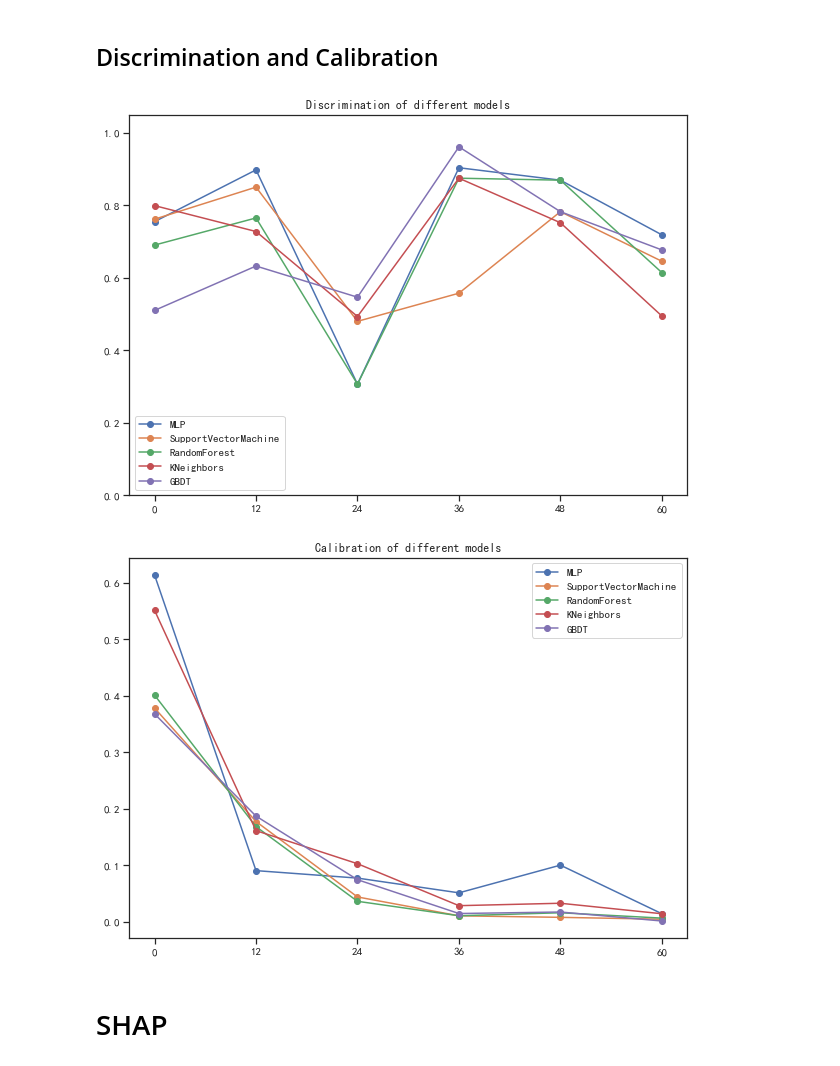
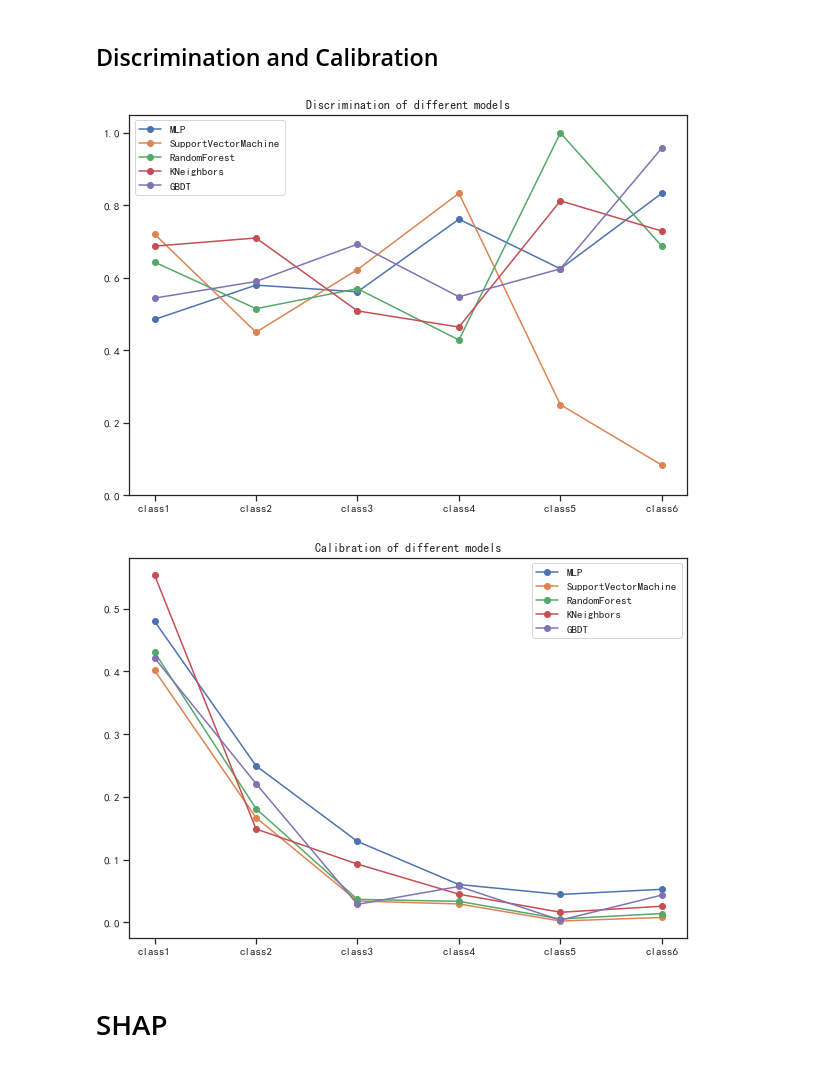
Before and after one commit to Parsonlee/TNM------, a Jupyter notebook: model.ipynb, the cells around one changed output. Cells and saved outputs as stored; diff of their text form; code cells hidden in the pictures.

```diff
--- a/model.ipynb
+++ b/model.ipynb
@@ -373,36 +387,53 @@ draw_roc(wo_fpr, wo_tpr, wo_auc, switch=False)  # without
 ## Discrimination and Calibration
 # %%
 plt.figure(figsize=(10, 7))
-# w_cindex
-plt.plot(w_cindex["MLP"].values(), "o-", label="MLP")
-plt.plot(w_cindex["SupportVectorMachine"].values(), "o-", label="SupportVectorMachine")
-plt.plot(w_cindex["RandomForest"].values(), "o-", label="RandomForest")
-plt.plot(w_cindex["KNeighbors"].values(), "o-", label="KNeighbors")
-plt.plot(w_cindex["GBDT"].values(), "o-", label="GBDT")
-xlabel = ["0", "12", "24", "36", "48", "60"]
+# # w_cindex
+# plt.plot(w_cindex["MLP"].values(), "o-", label="MLP")
+# plt.plot(w_cindex["SupportVectorMachine"].values(), "o-", label="SupportVectorMachine")
+# plt.plot(w_cindex["RandomForest"].values(), "o-", label="RandomForest")
+# plt.plot(w_cindex["KNeighbors"].values(), "o-", label="KNeighbors")
+# plt.plot(w_cindex["GBDT"].values(), "o-", label="GBDT")
+
+# wo_cindex
+plt.plot(wo_cindex["MLP"].values(), "o-", label="MLP")
+plt.plot(wo_cindex["SupportVectorMachine"].values(), "o-", label="SupportVectorMachine")
+plt.plot(wo_cindex["RandomForest"].values(), "o-", label="RandomForest")
+plt.plot(wo_cindex["KNeighbors"].values(), "o-", label="KNeighbors")
+plt.plot(wo_cindex["GBDT"].values(), "o-", label="GBDT")
+
+xlabel = ["class1", "class2", "class3", "class4", "class5", "class6"]
 plt.xticks(range(0, 6), xlabel)
 plt.ylim([0.0, 1.05])
 plt.legend()
 plt.title("Discrimination of different models")
 plt.show()
 # %% [output]
-[figure, old version]
+[figure, new version]
 # %%
 plt.figure(figsize=(10, 7))
-# w_bs
-plt.plot(w_bs["MLP"], "o-", label="MLP")
-plt.plot(w_bs["SupportVectorMachine"], "o-", label="SupportVectorMachine")
-plt.plot(w_bs["RandomForest"], "o-", label="RandomForest")
-plt.plot(w_bs["KNeighbors"], "o-", label="KNeighbors")
-plt.plot(w_bs["GBDT"], "o-", label="GBDT")
-xlabel = ["0", "12", "24", "36", "48", "60"]
+
+# # w_bs
+# plt.plot(w_bs["MLP"], "o-", label="MLP")
+# plt.plot(w_bs["SupportVectorMachine"], "o-", label="SupportVectorMachine")
+# plt.plot(w_bs["RandomForest"], "o-", label="RandomForest")
+# plt.plot(w_bs["KNeighbors"], "o-", label="KNeighbors")
+# plt.plot(w_bs["GBDT"], "o-", label="GBDT")
+
+# wo_bs
+plt.plot(wo_bs["MLP"], "o-", label="MLP")
+plt.plot(wo_bs["SupportVectorMachine"], "o-", label="SupportVectorMachine")
+plt.plot(wo_bs["RandomForest"], "o-", label="RandomForest")
+plt.plot(wo_bs["KNeighbors"], "o-", label="KNeighbors")
+plt.plot(wo_bs["GBDT"], "o-", label="GBDT")
+
+xlabel = ["class1", "class2", "class3", "class4", "class5", "class6"]
 plt.xticks(range(0, 6), xlabel)
 # plt.ylim([0.0, 1.05])
 plt.legend()
 plt.title("Calibration of different models")
 plt.show()
 # %% [output]
-[figure, old version]
+[figure, new version]
 # %% [markdown]
 # SHAP
 # %% [markdown]
```
Also changed, not shown: parts of 15 cells of this notebook, 12 other files.
